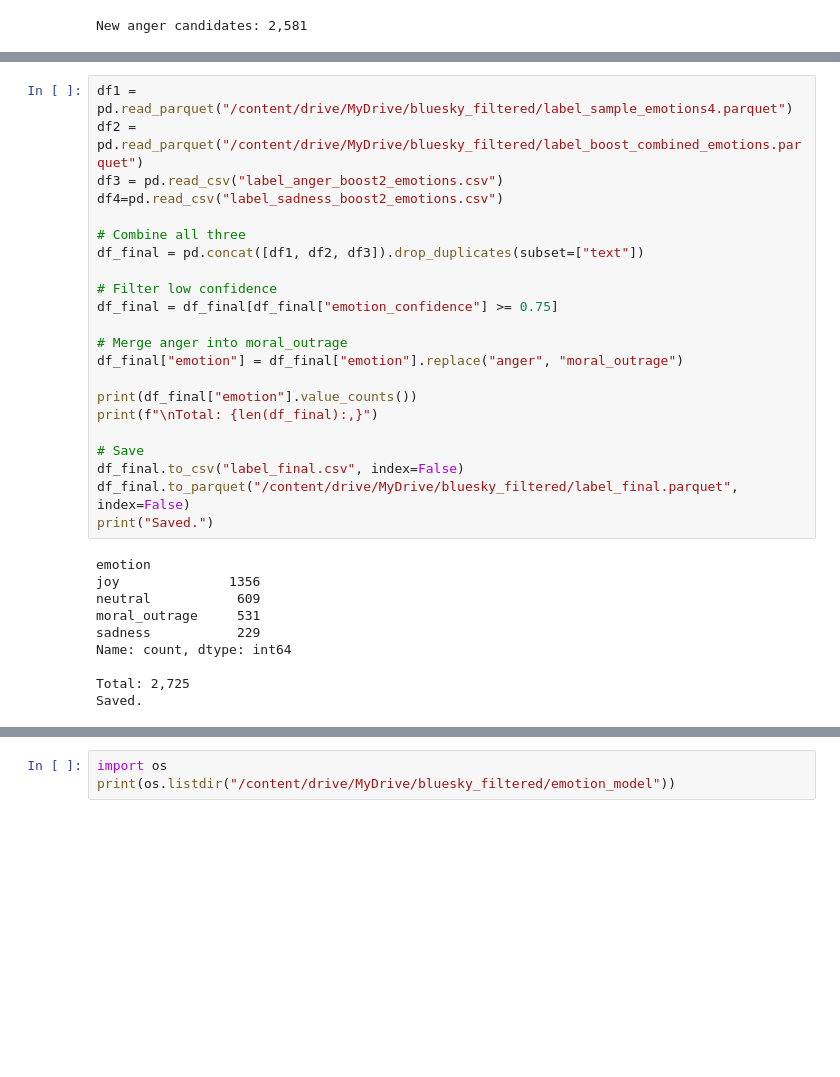
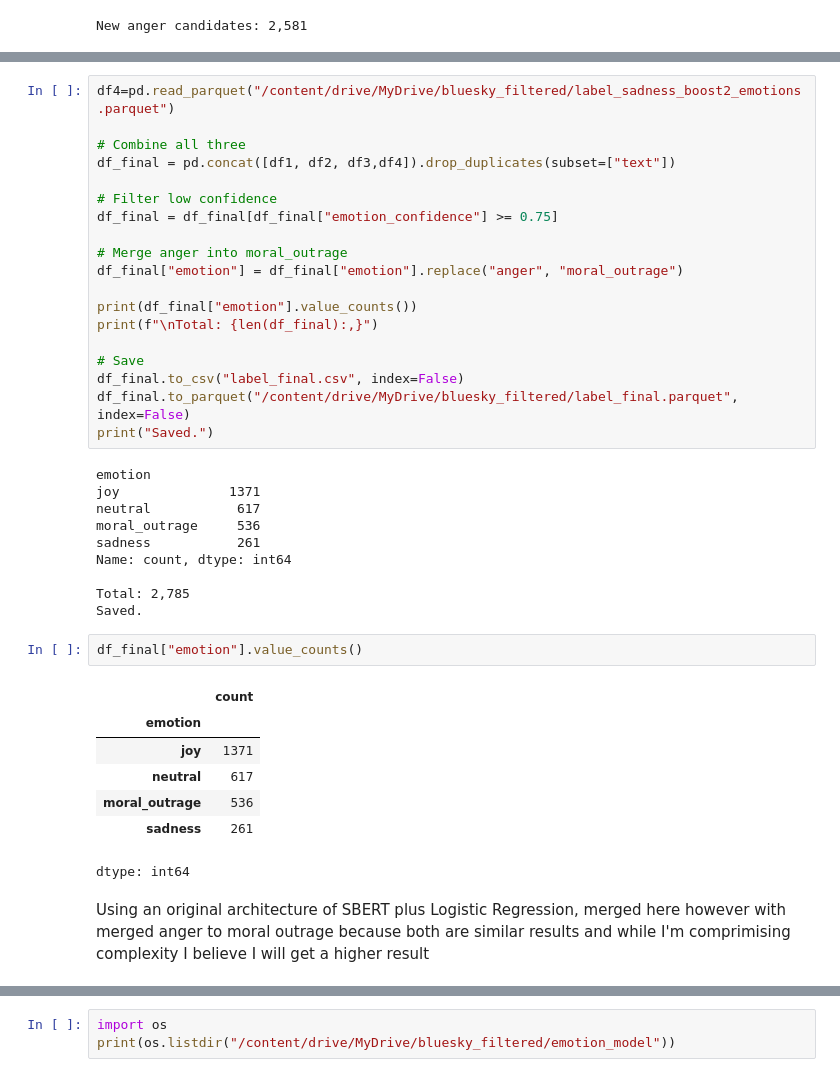
Before and after one commit to AravRaja/virality-analysis-datascience, a Jupyter notebook: sentiment_analysis.ipynb, the cells around one changed output, grey strips where cells are left out. Saved outputs shown, nothing was run; the diff lists cells and outputs as text; blank space fills up the shorter version.

```diff
--- a/sentiment_analysis.ipynb
+++ b/sentiment_analysis.ipynb
@@ -782,11 +777,8 @@ Consider reviewing these manually in Step 3.
 # %%
-df1 = pd.read_parquet("/content/drive/MyDrive/bluesky_filtered/label_sample_emotions4.parquet")
-df2 = pd.read_parquet("/content/drive/MyDrive/bluesky_filtered/label_boost_combined_emotions.parquet")
-df3 = pd.read_csv("label_anger_boost2_emotions.csv")
-df4=pd.read_csv("label_sadness_boost2_emotions.csv")
+df4=pd.read_parquet("/content/drive/MyDrive/bluesky_filtered/label_sadness_boost2_emotions.parquet")
 
 # Combine all three
-df_final = pd.concat([df1, df2, df3]).drop_duplicates(subset=["text"])
+df_final = pd.concat([df1, df2, df3,df4]).drop_duplicates(subset=["text"])
 
 # Filter low confidence
 df_final = df_final[df_final["emotion_confidence"] >= 0.75]
@@ -803,14 +795,26 @@ df_final.to_parquet("/content/drive/MyDrive/bluesky_filtered/label_final.parquet
 print("Saved.")
 # %% [output]
 emotion
-joy              1356
-neutral           609
-moral_outrage     531
-sadness           229
+joy              1371
+neutral           617
+moral_outrage     536
+sadness           261
 Name: count, dtype: int64
 
-Total: 2,725
+Total: 2,785
 Saved.
+# %%
+df_final["emotion"].value_counts()
+# %% [output]
+|  | count |
+| emotion |  |
+| joy | 1371 |
+| neutral | 617 |
+| moral_outrage | 536 |
+| sadness | 261 |
+dtype: int64
+# %% [markdown]
+Using an original architecture of SBERT plus Logistic Regression, merged here however with merged anger to moral outrage because both are similar results and while I'm comprimising complexity I believe I will get a higher result
 # %%
 from sentence_transformers import SentenceTransformer
 from sklearn.linear_model import LogisticRegression
```
Also changed, not shown: parts of 73 cells of this notebook.
